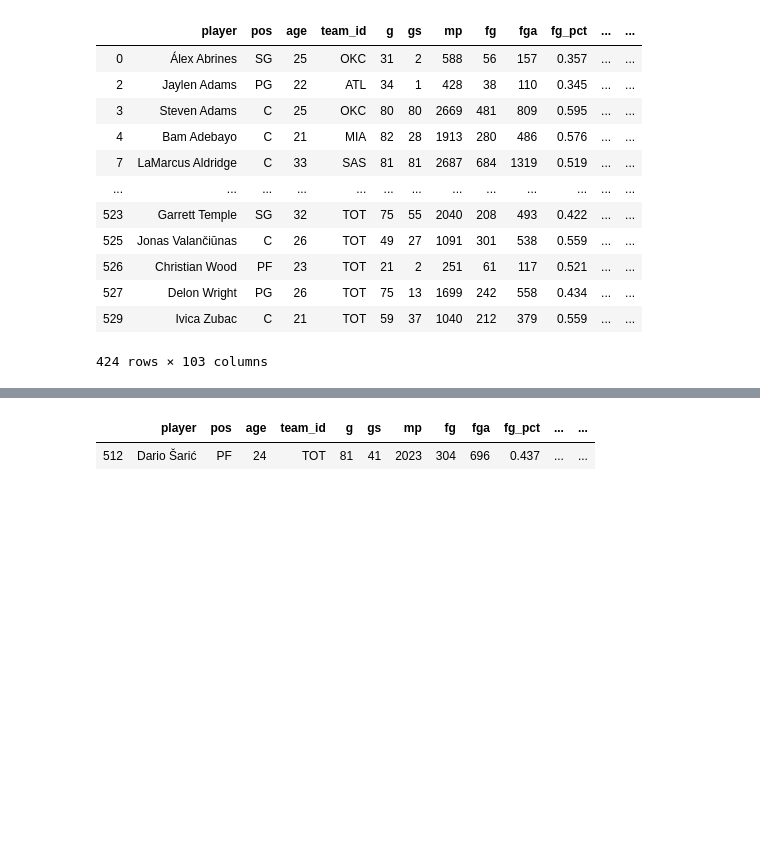
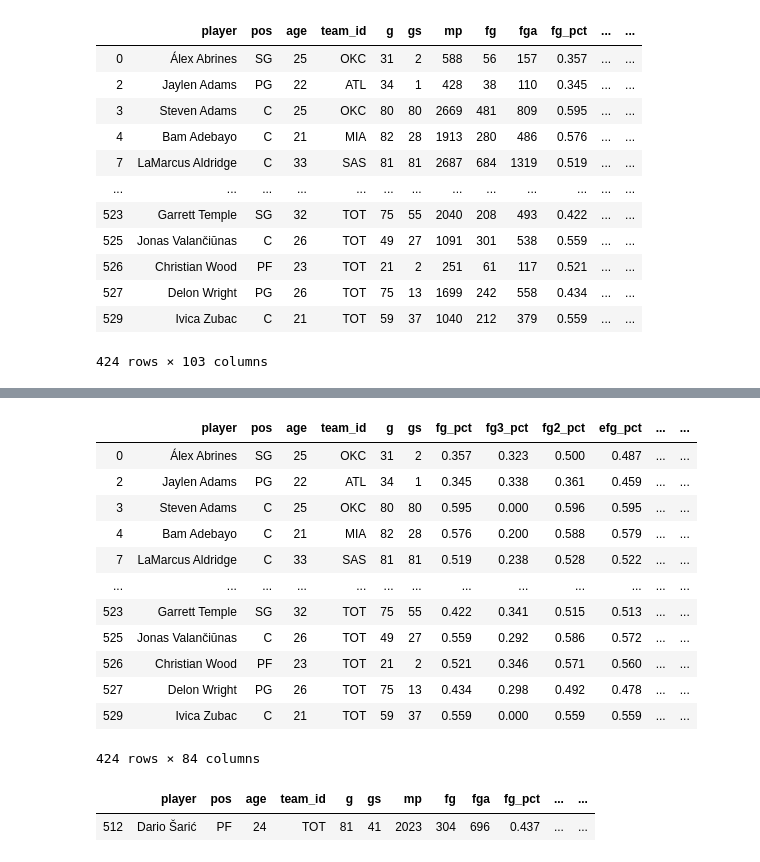
Before and after one commit to phamkdaniel/NBA-Player-Data, a Jupyter notebook: Data/Data Cleaning.ipynb, the cells around one changed output, grey strips where cells are left out. Drawn from its saved outputs; the diff is of its cells as text; code cells hidden in the pictures; blank space fills up the shorter version.

Commit message:
added dataframe and csv without totals stats

```diff
--- a/Data/Data Cleaning.ipynb
+++ b/Data/Data Cleaning.ipynb
@@ -185,3 +205,21 @@ playtime_df
+# %%
+nosums_df = playtime_df.drop(['mp', 'fg', 'fga', 'fg3', 'fg3a', 'fg2', 'fg2a', 'ft', 'fta', 'ft_pct', 'orb', 'drb', 'trb',\
+                              'ast', 'stl', 'blk', 'tov', 'pf', 'pts',], axis=1)
+nosums_df
+# %% [output]
+|  | player | pos | age | team_id | g | gs | fg_pct | fg3_pct | fg2_pct | efg_pct | ... | ... |
+| 0 | Álex Abrines | SG | 25 | OKC | 31 | 2 | 0.357 | 0.323 | 0.500 | 0.487 | ... | ... |
+| 2 | Jaylen Adams | PG | 22 | ATL | 34 | 1 | 0.345 | 0.338 | 0.361 | 0.459 | ... | ... |
+| 3 | Steven Adams | C | 25 | OKC | 80 | 80 | 0.595 | 0.000 | 0.596 | 0.595 | ... | ... |
+| 4 | Bam Adebayo | C | 21 | MIA | 82 | 28 | 0.576 | 0.200 | 0.588 | 0.579 | ... | ... |
+| 7 | LaMarcus Aldridge | C | 33 | SAS | 81 | 81 | 0.519 | 0.238 | 0.528 | 0.522 | ... | ... |
+| ... | ... | ... | ... | ... | ... | ... | ... | ... | ... | ... | ... | ... |
+| 523 | Garrett Temple | SG | 32 | TOT | 75 | 55 | 0.422 | 0.341 | 0.515 | 0.513 | ... | ... |
+| 525 | Jonas Valančiūnas | C | 26 | TOT | 49 | 27 | 0.559 | 0.292 | 0.586 | 0.572 | ... | ... |
+| 526 | Christian Wood | PF | 23 | TOT | 21 | 2 | 0.521 | 0.346 | 0.571 | 0.560 | ... | ... |
+| 527 | Delon Wright | PG | 26 | TOT | 75 | 13 | 0.434 | 0.298 | 0.492 | 0.478 | ... | ... |
+| 529 | Ivica Zubac | C | 21 | TOT | 59 | 37 | 0.559 | 0.000 | 0.559 | 0.559 | ... | ... |
+424 rows × 84 columns
 # %%
 playtime_df.loc[playtime_df['player'].str.contains('Dario')]
 # %% [output]
```
Also changed, not shown: parts of 3 cells of this notebook, 1 other file.
